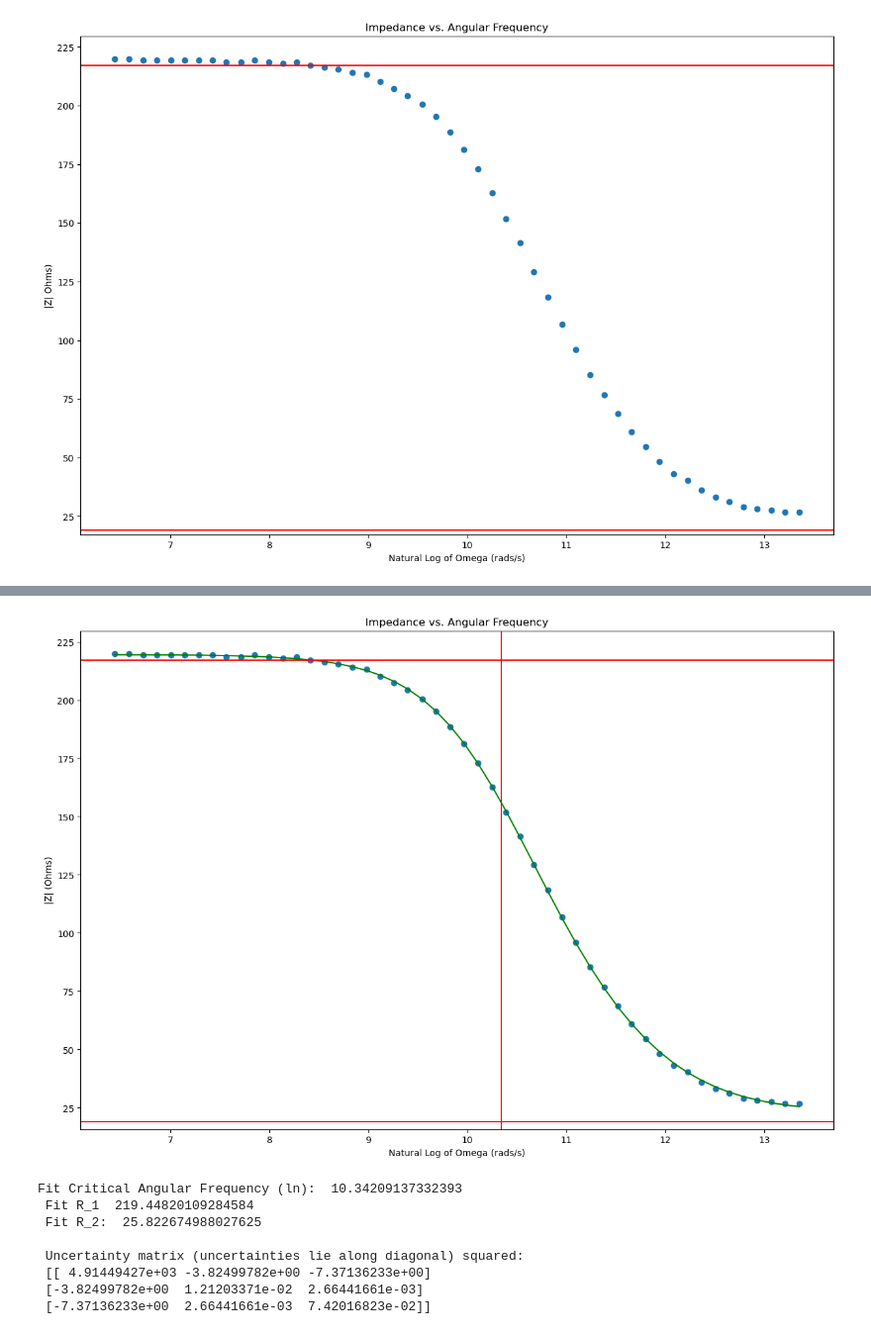
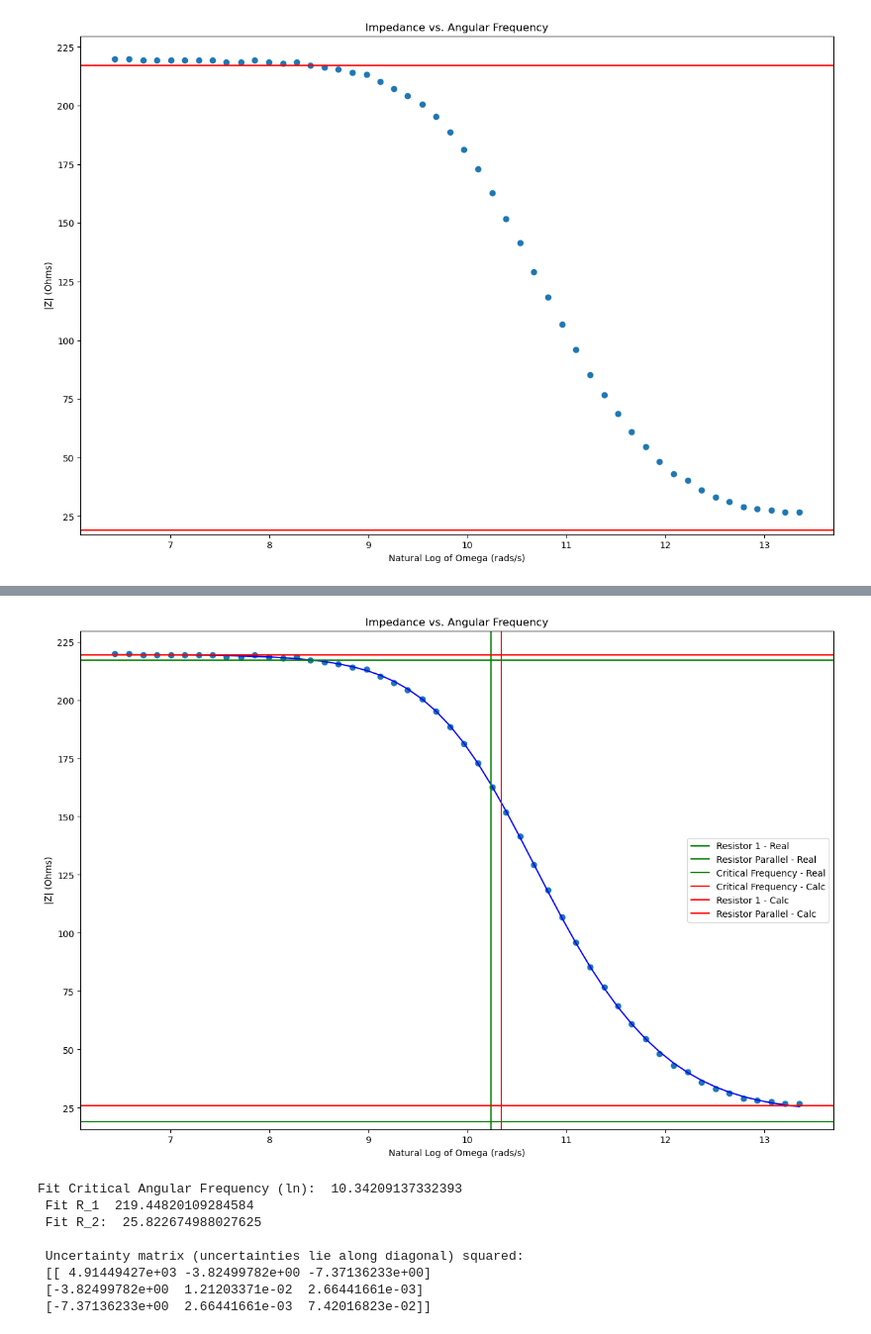
Before and after one commit to ethan-ryan-gh/imp-spec, a Jupyter notebook: Analysis_10kOhms.ipynb, the cells around one changed output, grey strips where cells are left out. Shown: that part at 99% size. Cells and saved outputs as stored; diff of their text form; code cells hidden in the pictures.

```diff
--- a/Analysis_10kOhms.ipynb
+++ b/Analysis_10kOhms.ipynb
@@ -107,40 +58,44 @@ No critical point found.
 def fit(w, w_c, R_1, R_2):
     Z_mag = R_1/(1+((w/w_c)**2)) * np.sqrt((1 + ((w/w_c)**2 * (1/(1+(R_1/R_2)))))**2 + ((w/w_c)**2 * ((R_1/R_2) / (1+(R_1/R_2)))**2))
     return Z_mag
 
 popt, pcov = curve_fit(fit, w, Z, p0=[w_c:=100, R_1, R_2])
 y_fit = fit(w, *popt)
 
-w_c = np.log(popt[0])
+w_c = popt[0]
 
 
 ############
 # Plot data
 ############
 
 plt.figure(figsize=(15,10))
 plt.xlabel("Natural Log of Omega (rads/s)")
 plt.ylabel("|Z| (Ohms)")
 plt.title("Impedance vs. Angular Frequency")
 plt.scatter(np.log(w), Z)
-plt.plot(np.log(w), y_fit, c='g') # Fit function
-plt.axhline(R_1, c='r')
-plt.axhline(R_T_parallel, c='r')
-plt.axvline(w_c, c='r')
+plt.plot(np.log(w), y_fit, c='b') # Fit function
+plt.axhline(R_1, c='g', label='Resistor 1 - Real')
+plt.axhline(R_T_parallel, c='g', label='Resistor Parallel - Real')
+plt.axvline(np.log(28011.20), c='g', label='Critical Frequency - Real')
+plt.axhline(popt[1], c='r', label='Critical Frequency - Calc')
+plt.axhline(popt[2], c='r', label='Resistor 1 - Calc')
+plt.axvline(np.log(w_c), c='r', label='Resistor Parallel - Calc')
+plt.legend()
 plt.show()
 
 
 #####################
 # Print fit data
 # Print uncertainty
 #####################
-print("Fit Critical Angular Frequency (ln): ", w_c,
+print("Fit Critical Angular Frequency (ln): ", np.log(w_c),
       "\n Fit R_1 ", popt[1],
       "\n Fit R_2: ", popt[2])
 
 print("\n Uncertainty matrix (uncertainties lie along diagonal) squared: \n", pcov)
 # %% [output]
-[figure, old version]
+[figure, new version]
 Fit Critical Angular Frequency (ln):  10.34209137332393
  Fit R_1  219.44820109284584
  Fit R_2:  25.822674988027625
```
Also changed, not shown: parts of 2 cells of this notebook, 2 other files.
